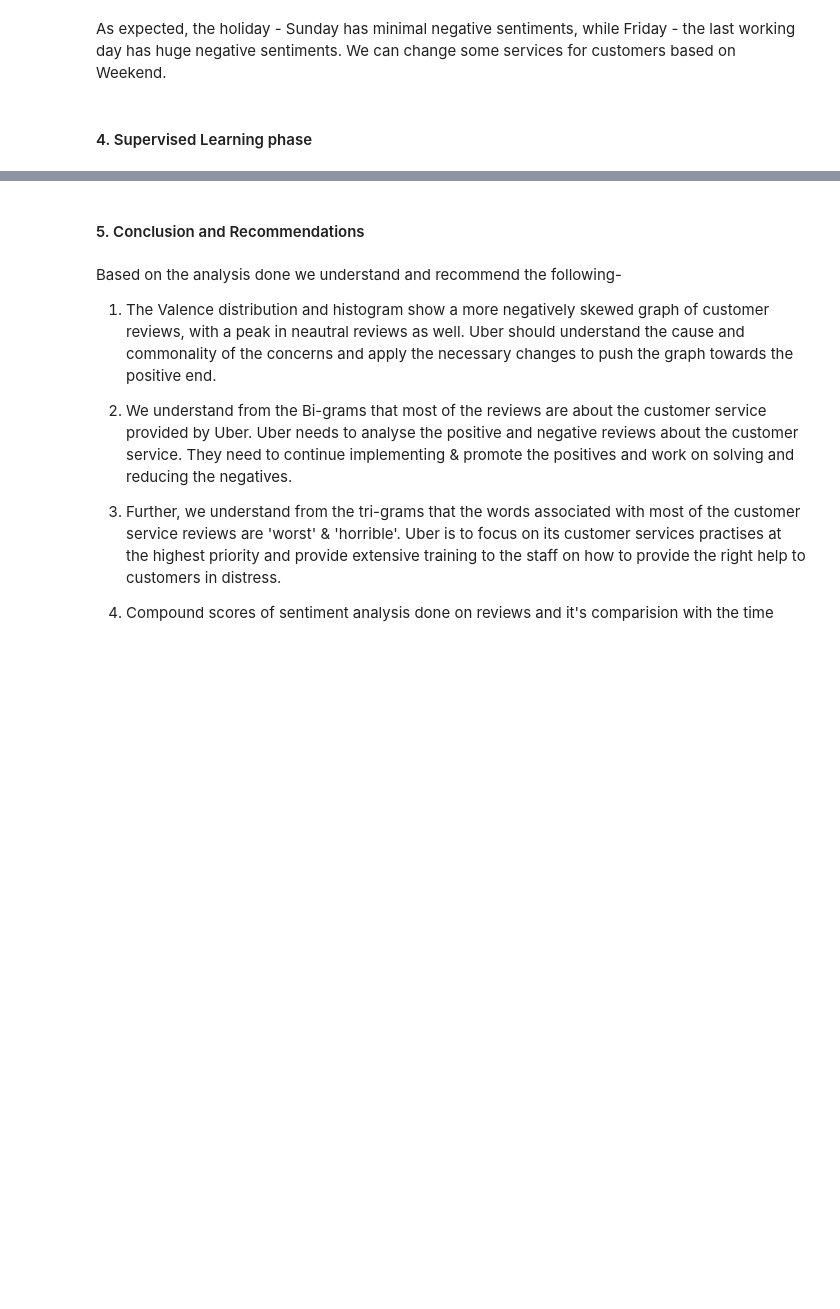
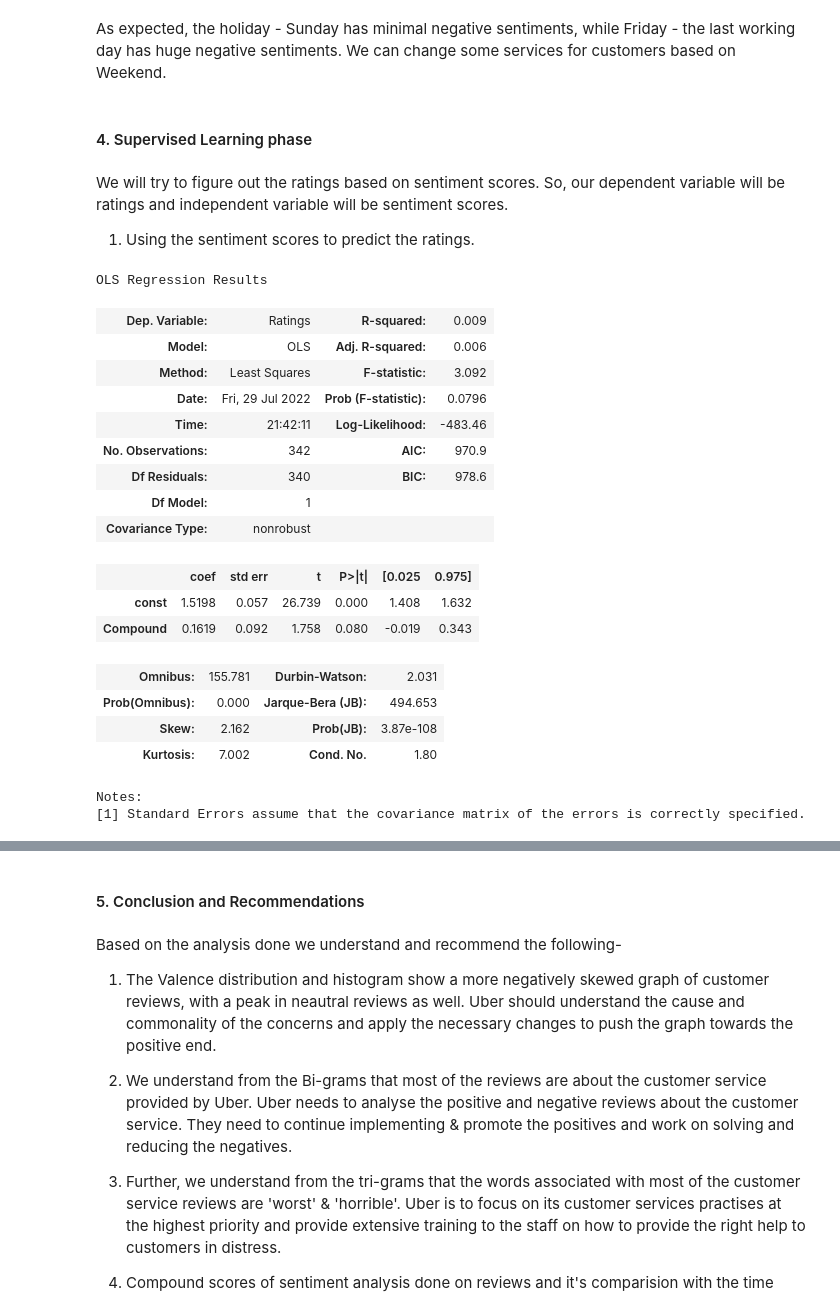
Before and after one commit to Harsimar-19/TextAnalytics-GroupProject, a Jupyter notebook: TextAnalytics_GroupAssignment.ipynb, the cells around one changed output, grey strips where cells are left out. Cells and saved outputs as stored; diff of their text form; code cells hidden in the pictures; blank space fills up the shorter version.

```diff
--- a/TextAnalytics_GroupAssignment.ipynb
+++ b/TextAnalytics_GroupAssignment.ipynb
@@ -733,3 +764,35 @@ AnalyzedData.groupby(by=AnalyzedData.Weekday).agg({"Compound":"mean"}).sort_valu
 As expected, the holiday - Sunday has minimal negative sentiments, while Friday - the last working day has huge negative sentiments. We can change some services for customers based on Weekend.
 # %% [markdown]
 #### 4. Supervised Learning phase
+# %% [markdown]
+We will try to figure out the ratings based on sentiment scores. So, our dependent variable will be ratings and independent variable will be sentiment scores.
+1. Using the sentiment scores to predict the ratings.
+# %%
+#OLS regression for Ratings on Sentiment Score
+y = AnalyzedData.Ratings
+X = AnalyzedData.Compound
+X = sm.add_constant(X)
+#Splitting the train and test data
+X_train, X_test, y_train, y_test = train_test_split(X, y, test_size=0.3)
+model1 = sm.OLS(y_train,X_train).fit()
+model1.summary()
+# %% [output]
+OLS Regression Results
+| Dep. Variable: | Ratings | R-squared: | 0.009 |
+| Model: | OLS | Adj. R-squared: | 0.006 |
+| Method: | Least Squares | F-statistic: | 3.092 |
+| Date: | Fri, 29 Jul 2022 | Prob (F-statistic): | 0.0796 |
+| Time: | 21:42:11 | Log-Likelihood: | -483.46 |
+| No. Observations: | 342 | AIC: | 970.9 |
+| Df Residuals: | 340 | BIC: | 978.6 |
+| Df Model: | 1 |  |  |
+| Covariance Type: | nonrobust |  |  |
+|  | coef | std err | t | P>|t| | [0.025 | 0.975] |
+| const | 1.5198 | 0.057 | 26.739 | 0.000 | 1.408 | 1.632 |
+| Compound | 0.1619 | 0.092 | 1.758 | 0.080 | -0.019 | 0.343 |
+| Omnibus: | 155.781 | Durbin-Watson: | 2.031 |
+| Prob(Omnibus): | 0.000 | Jarque-Bera (JB): | 494.653 |
+| Skew: | 2.162 | Prob(JB): | 3.87e-108 |
+| Kurtosis: | 7.002 | Cond. No. | 1.80 |
+Notes:
+[1] Standard Errors assume that the covariance matrix of the errors is correctly specified.
```
Also changed, not shown: parts of 35 cells of this notebook, 1 other file.
